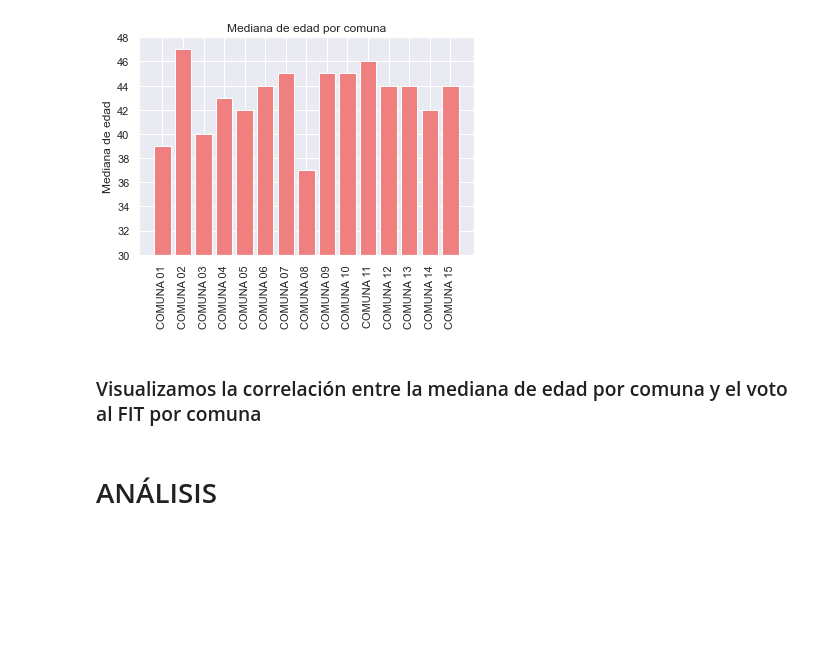
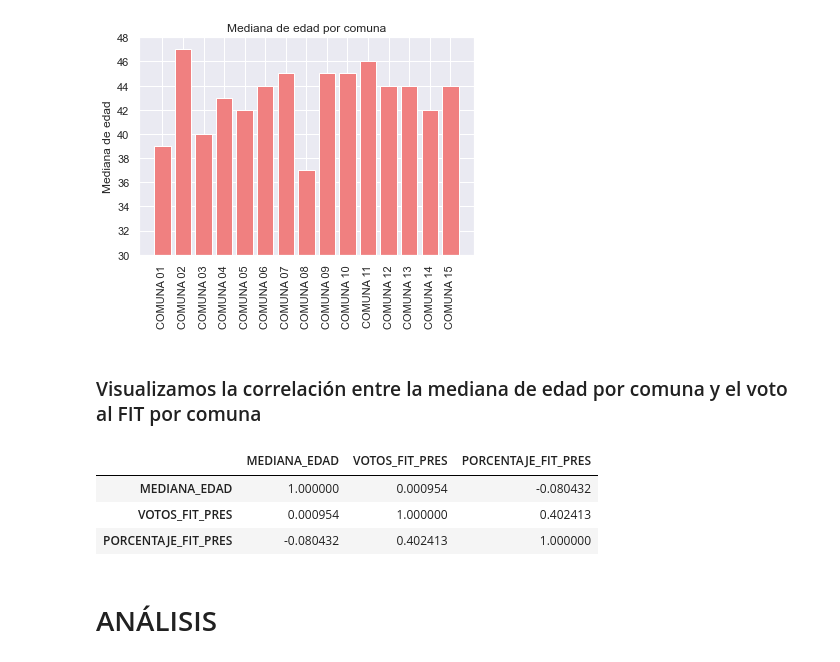
Before and after one commit to LenaSofia/MET4OP, a Jupyter notebook: examenes/TP2/segunda_parte/Entrega/consigna_3.ipynb, the cells around one changed output. Cells and saved outputs as stored; diff of their text form; code cells hidden in the pictures; blank space fills up the shorter version.

```diff
--- a/examenes/TP2/segunda_parte/Entrega/consigna_3.ipynb
+++ b/examenes/TP2/segunda_parte/Entrega/consigna_3.ipynb
@@ -440,6 +483,28 @@ plt.show()
 [figure]
 # %% [markdown]
 ### Visualizamos la correlación entre la mediana de edad por comuna y el voto al FIT por comuna
+# %%
+# Importo .csv:
+
+mediana_edad_comuna = pd.read_csv("correlacion/mediana_edad_comuna.csv")
+
+#%%
+
+# Construyo DF con mediana_edad_comuna y la columna de votos al FIT de elecciones
+
+corr_edad_pres_fit_comuna_mediana = pd.merge(mediana_edad_comuna, elecciones[["NOMBRE_REGION", "VOTOS_FIT_PRES",
+                                                                           "PORCENTAJE_FIT_PRES"]], on="NOMBRE_REGION")
+
+
+#%%
+
+matriz_corr_comuna_mediana = corr_edad_pres_fit_comuna_mediana.corr()
+matriz_corr_comuna_mediana
+# %% [output]
+|  | MEDIANA_EDAD | VOTOS_FIT_PRES | PORCENTAJE_FIT_PRES |
+| MEDIANA_EDAD | 1.000000 | 0.000954 | -0.080432 |
+| VOTOS_FIT_PRES | 0.000954 | 1.000000 | 0.402413 |
+| PORCENTAJE_FIT_PRES | -0.080432 | 0.402413 | 1.000000 |
 # %% [markdown]
 # ANÁLISIS
 # %% [markdown]
```
Also changed, not shown: parts of 5 cells of this notebook.
